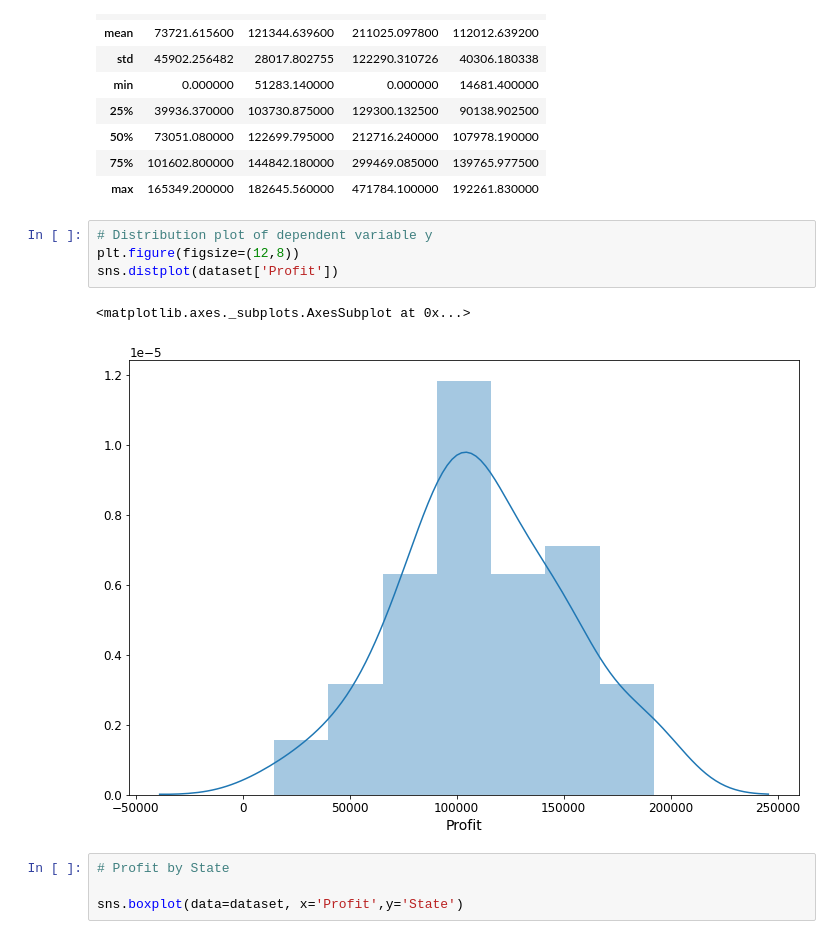
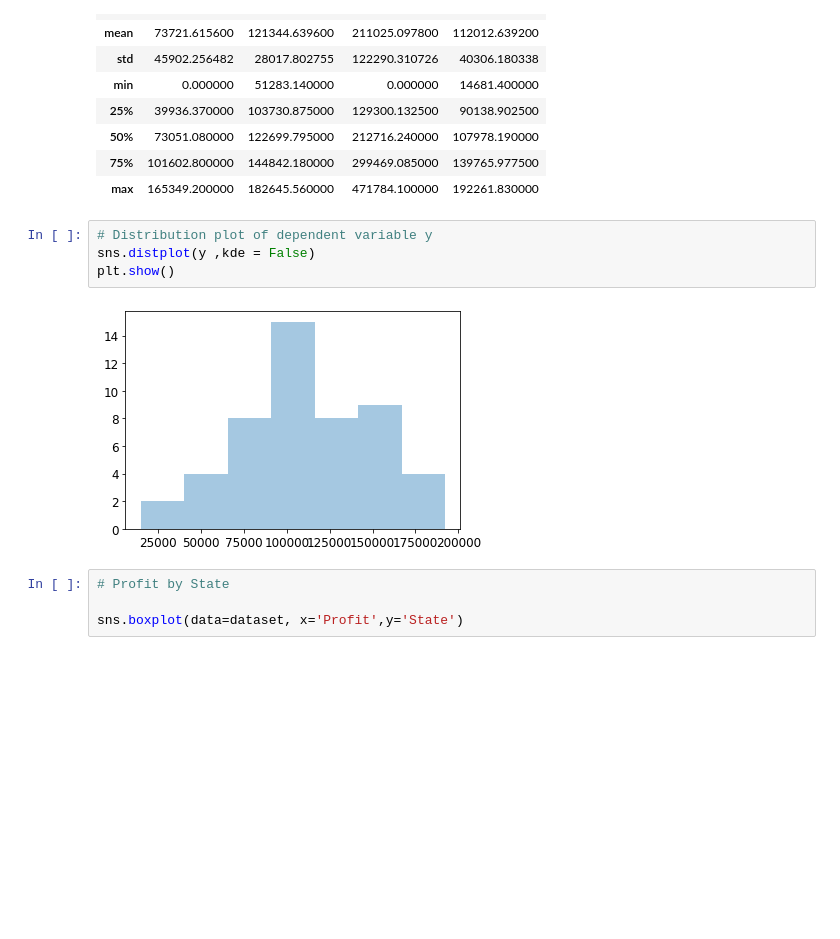
Before and after one commit to jnielsonresearch/Machine-Learning-Templates, a Jupyter notebook: Classification/Classification_models.ipynb, the cells around one changed output. Saved outputs shown, nothing was run; the diff lists cells and outputs as text; blank space fills up the shorter version.

```diff
--- a/Classification/Classification_models.ipynb
+++ b/Classification/Classification_models.ipynb
@@ -72,11 +72,10 @@ dataset.describe()
 | max | 165349.200000 | 182645.560000 | 471784.100000 | 192261.830000 |
 # %%
 # Distribution plot of dependent variable y
-plt.figure(figsize=(12,8))
-sns.distplot(dataset['Profit'])
+sns.distplot(y ,kde = False)
+plt.show()
 # %% [output]
-<matplotlib.axes._subplots.AxesSubplot at 0x...>
-[figure, old version]
+[figure, new version]
 # %%
 # Profit by State
 
```
Also changed, not shown: parts of 30 cells of this notebook.
